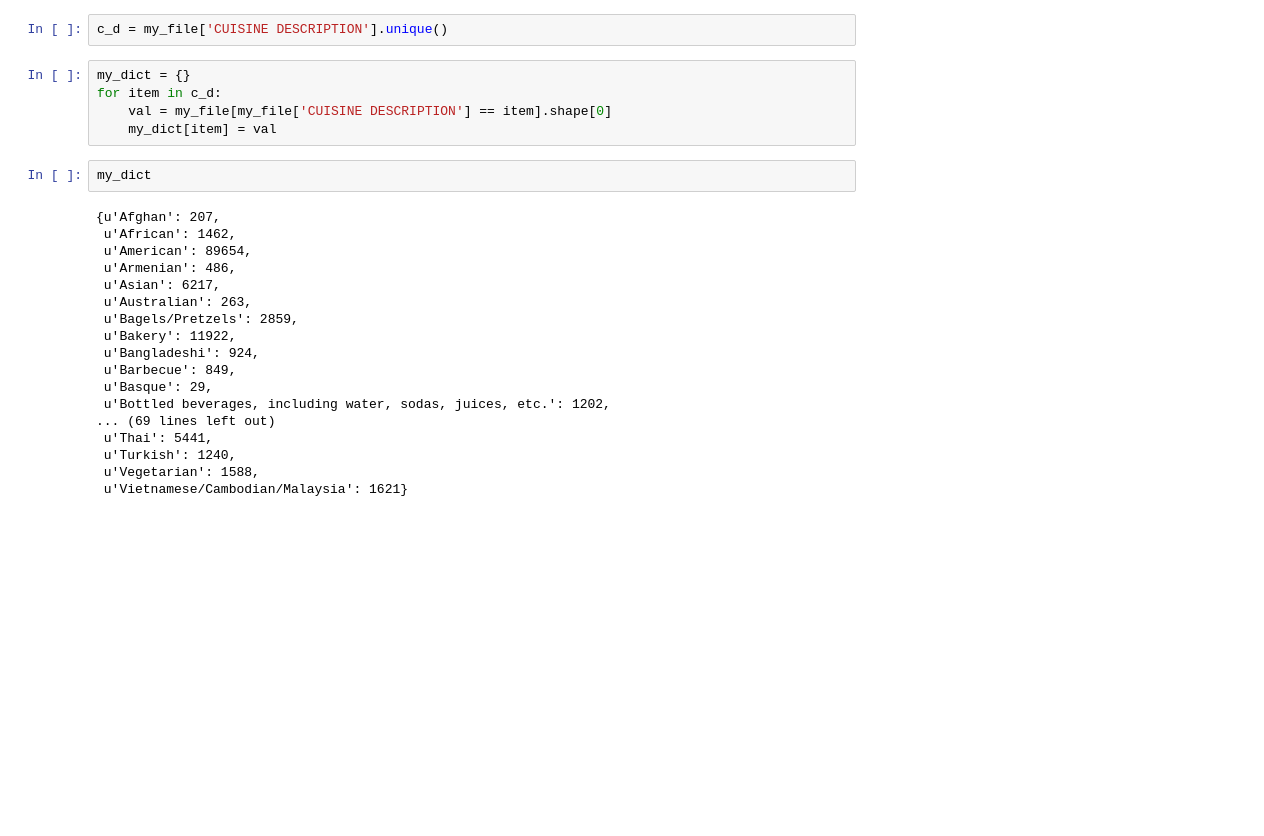
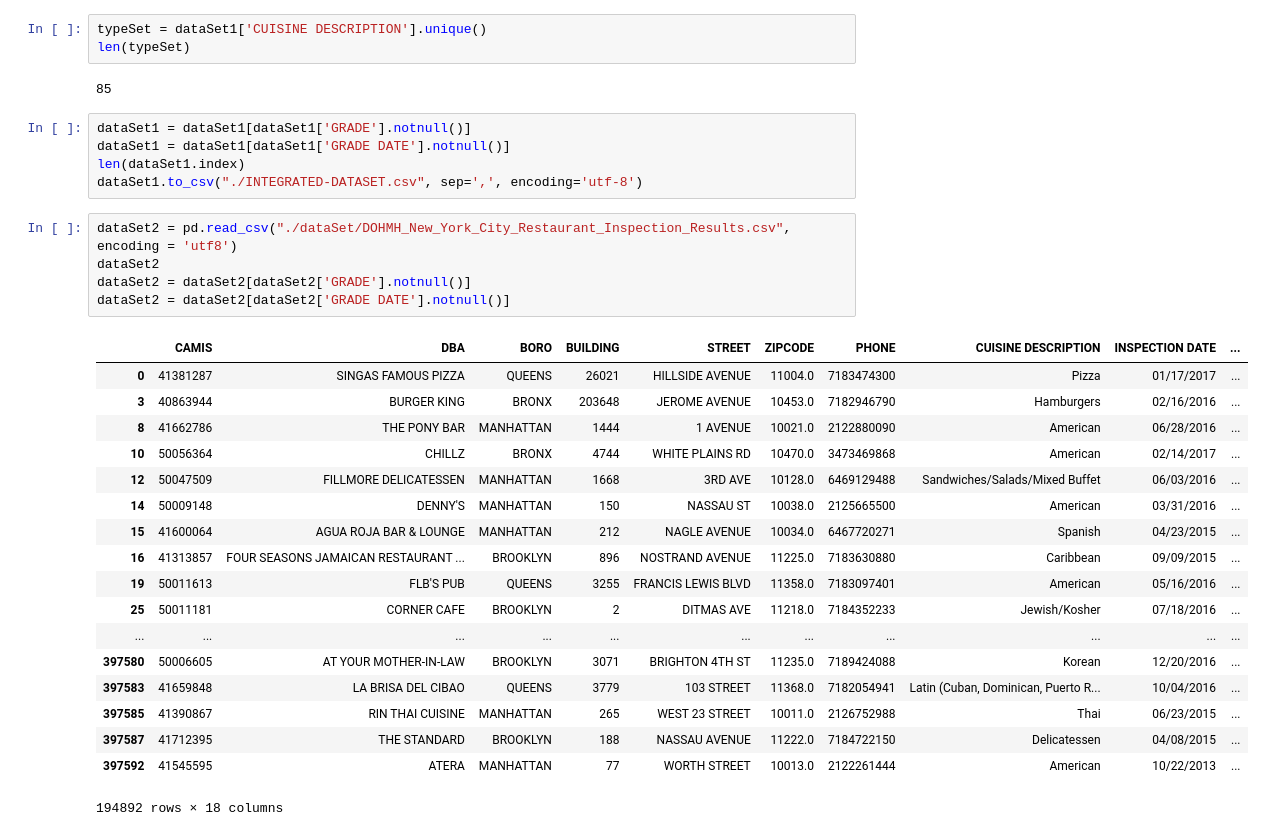
Before and after one commit to lanking520/ADB-Class, a Jupyter notebook: Project 3/dataReader.ipynb, the cells around one changed output. Drawn from its saved outputs; the diff is of its cells as text; blank space fills up the shorter version.

```diff
--- a/Project 3/dataReader.ipynb
+++ b/Project 3/dataReader.ipynb
@@ -26,27 +64,34 @@ my_file
 # %%
-c_d = my_file['CUISINE DESCRIPTION'].unique()
+typeSet = dataSet1['CUISINE DESCRIPTION'].unique()
+len(typeSet)
+# %% [output]
+85
-# %%
-my_dict = {}
-for item in c_d:
-    val = my_file[my_file['CUISINE DESCRIPTION'] == item].shape[0]
-    my_dict[item] = val
-# %%
-my_dict
-# %% [output]
-{u'Afghan': 207,
- u'African': 1462,
- u'American': 89654,
- u'Armenian': 486,
- u'Asian': 6217,
- u'Australian': 263,
- u'Bagels/Pretzels': 2859,
- u'Bakery': 11922,
- u'Bangladeshi': 924,
- u'Barbecue': 849,
- u'Basque': 29,
- u'Bottled beverages, including water, sodas, juices, etc.': 1202,
-... (69 lines left out)
- u'Thai': 5441,
- u'Turkish': 1240,
- u'Vegetarian': 1588,
- u'Vietnamese/Cambodian/Malaysia': 1621}
+# %%
+dataSet1 = dataSet1[dataSet1['GRADE'].notnull()]
+dataSet1 = dataSet1[dataSet1['GRADE DATE'].notnull()]
+len(dataSet1.index)
+dataSet1.to_csv("./INTEGRATED-DATASET.csv", sep=',', encoding='utf-8')
+# %%
+dataSet2 = pd.read_csv("./dataSet/DOHMH_New_York_City_Restaurant_Inspection_Results.csv", encoding = 'utf8')
+dataSet2
+dataSet2 = dataSet2[dataSet2['GRADE'].notnull()]
+dataSet2 = dataSet2[dataSet2['GRADE DATE'].notnull()]
+# %% [output]
+|  | CAMIS | DBA | BORO | BUILDING | STREET | ZIPCODE | PHONE | CUISINE DESCRIPTION | INSPECTION DATE | ... |
+| 0 | 41381287 | SINGAS FAMOUS PIZZA | QUEENS | 26021 | HILLSIDE AVENUE | 11004.0 | 7183474300 | Pizza | 01/17/2017 | ... |
+| 3 | 40863944 | BURGER KING | BRONX | 203648 | JEROME AVENUE | 10453.0 | 7182946790 | Hamburgers | 02/16/2016 | ... |
+| 8 | 41662786 | THE PONY BAR | MANHATTAN | 1444 | 1 AVENUE | 10021.0 | 2122880090 | American | 06/28/2016 | ... |
+| 10 | 50056364 | CHILLZ | BRONX | 4744 | WHITE PLAINS RD | 10470.0 | 3473469868 | American | 02/14/2017 | ... |
+| 12 | 50047509 | FILLMORE DELICATESSEN | MANHATTAN | 1668 | 3RD AVE | 10128.0 | 6469129488 | Sandwiches/Salads/Mixed Buffet | 06/03/2016 | ... |
+| 14 | 50009148 | DENNY'S | MANHATTAN | 150 | NASSAU ST | 10038.0 | 2125665500 | American | 03/31/2016 | ... |
+| 15 | 41600064 | AGUA ROJA BAR & LOUNGE | MANHATTAN | 212 | NAGLE AVENUE | 10034.0 | 6467720271 | Spanish | 04/23/2015 | ... |
+| 16 | 41313857 | FOUR SEASONS JAMAICAN RESTAURANT ... | BROOKLYN | 896 | NOSTRAND AVENUE | 11225.0 | 7183630880 | Caribbean | 09/09/2015 | ... |
+| 19 | 50011613 | FLB'S PUB | QUEENS | 3255 | FRANCIS LEWIS BLVD | 11358.0 | 7183097401 | American | 05/16/2016 | ... |
+| 25 | 50011181 | CORNER CAFE | BROOKLYN | 2 | DITMAS AVE | 11218.0 | 7184352233 | Jewish/Kosher | 07/18/2016 | ... |
+| ... | ... | ... | ... | ... | ... | ... | ... | ... | ... | ... |
+| 397580 | 50006605 | AT YOUR MOTHER-IN-LAW | BROOKLYN | 3071 | BRIGHTON 4TH ST | 11235.0 | 7189424088 | Korean | 12/20/2016 | ... |
+| 397583 | 41659848 | LA BRISA DEL CIBAO | QUEENS | 3779 | 103 STREET | 11368.0 | 7182054941 | Latin (Cuban, Dominican, Puerto R... | 10/04/2016 | ... |
+| 397585 | 41390867 | RIN THAI CUISINE | MANHATTAN | 265 | WEST 23 STREET | 10011.0 | 2126752988 | Thai | 06/23/2015 | ... |
+| 397587 | 41712395 | THE STANDARD | BROOKLYN | 188 | NASSAU AVENUE | 11222.0 | 7184722150 | Delicatessen | 04/08/2015 | ... |
+| 397592 | 41545595 | ATERA | MANHATTAN | 77 | WORTH STREET | 10013.0 | 2122261444 | American | 10/22/2013 | ... |
+194892 rows × 18 columns
```
Also changed, not shown: parts of 6 cells of this notebook, 1 other file.
